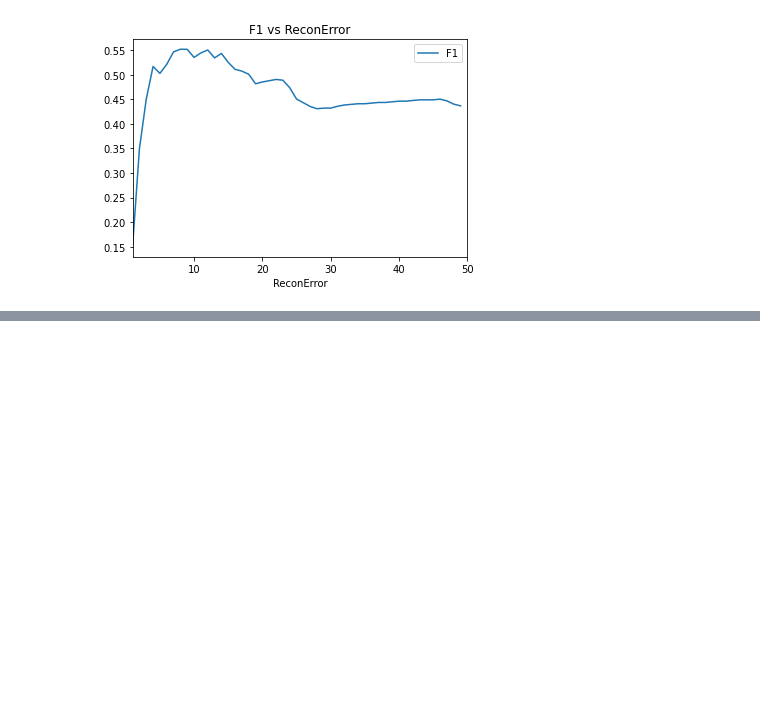
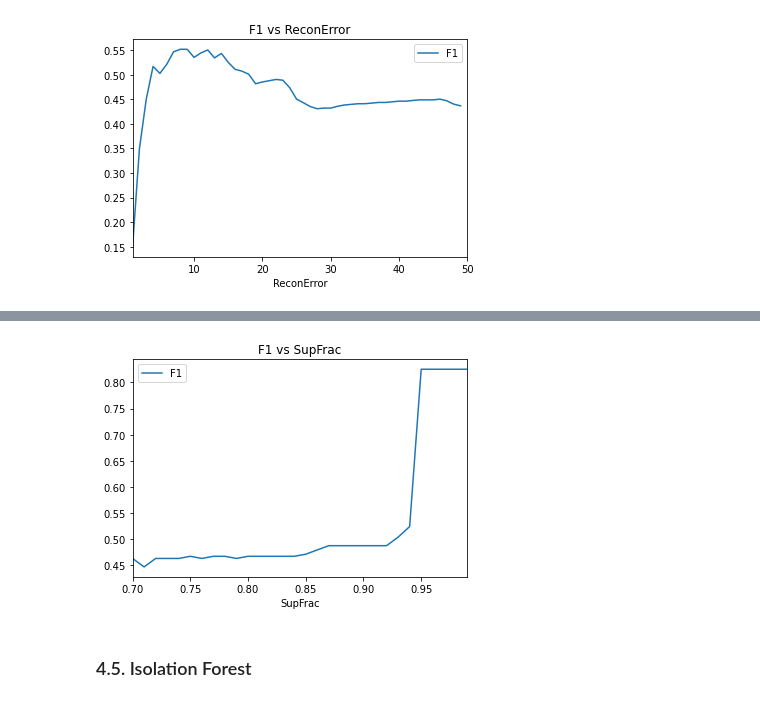
Before and after one commit to DaniloJ97/anomaly_detection, a Jupyter notebook: anomaly_detection.ipynb, the cells around one changed output, grey strips where cells are left out. Cells and saved outputs as stored; diff of their text form; code cells hidden in the pictures; blank space fills up the shorter version.

```diff
--- a/anomaly_detection.ipynb
+++ b/anomaly_detection.ipynb
@@ -531,0 +532,8 @@ plt.show()
+# %%
+n_outliers=len(y_valid[y_valid==1])
+n_inliers=len(X_valid)-n_outliers
+
+perc_fraud=n_outliers/X_valid.shape[0]
+
+ground_truth = np.ones(len(X_valid), dtype=int)
+ground_truth[-n_outliers:] = -1
@@ -531,0 +613,27 @@ plt.show()
+# %%
+minFraction = 0.7
+maxFraction = 0.99
+
+fractionsF1 = []
+
+for fraction in np.arange(minFraction, maxFraction, 0.01):
+    cov = EllipticEnvelope(support_fraction = fraction, contamination = perc_fraud)
+    y_pred = cov.fit_predict(X_valid)
+    n_errors = (y_pred != ground_truth).sum()
+
+    y_predLOF = y_pred.copy()
+    y_predDF = pd.DataFrame(y_predLOF)
+
+    y_predDF[y_predDF[0] == 1] = 0
+    y_predDF[y_predDF[0] == -1] = 1
+
+    y_predLOF = y_predDF.values
+    y_predLOF = np.ravel(y_predLOF)
+
+    precision,recall,fbeta_score, support  = precision_recall_fscore_support(y_valid, y_predLOF, average='binary')
+
+    print("F1 score on test", round(fbeta_score,4), " with support_fraction ", fraction)
+    fractionsF1.append([fraction, round(fbeta_score,4)])
+
+fractionsF1df = pd.DataFrame(fractionsF1, columns = ['SupFrac', 'F1'])
+fractionsF1df.head()
@@ -531,0 +664,9 @@ plt.show()
+# %%
+fractionsF1df.plot.line("SupFrac","F1")
+plt.xlim(minFraction, maxFraction)
+plt.title("F1 vs SupFrac")
+plt.show()
+# %% [output]
+[figure, added]
+# %% [markdown]
+### 4.5. Isolation Forest
```
Also changed, not shown: parts of 27 cells of this notebook.
